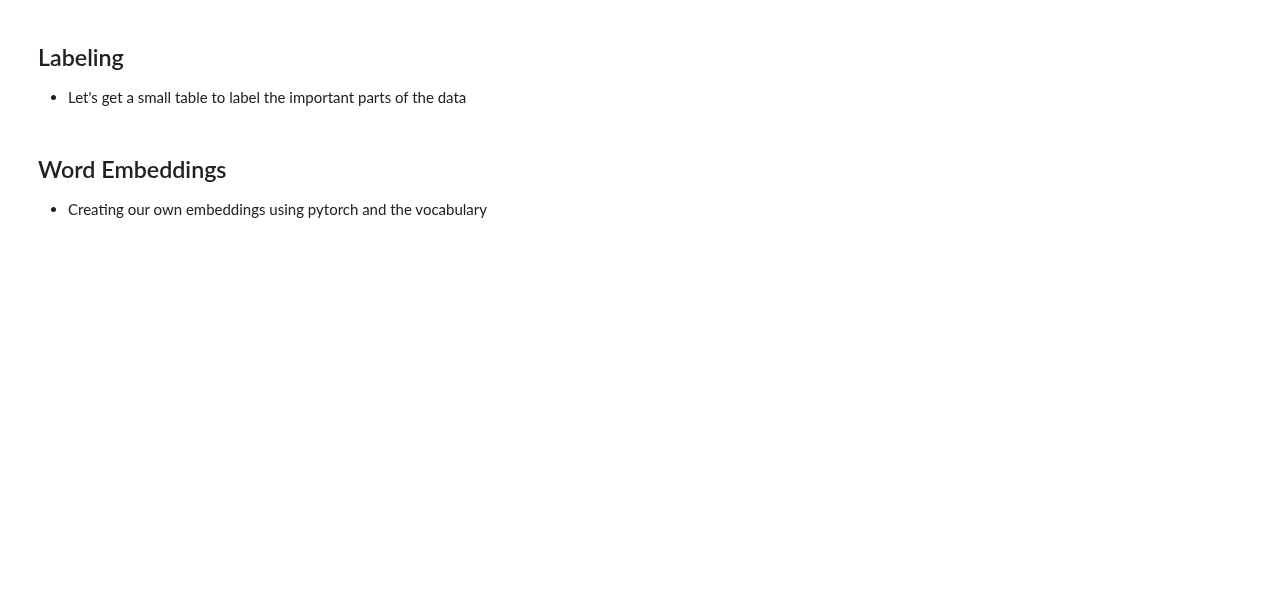
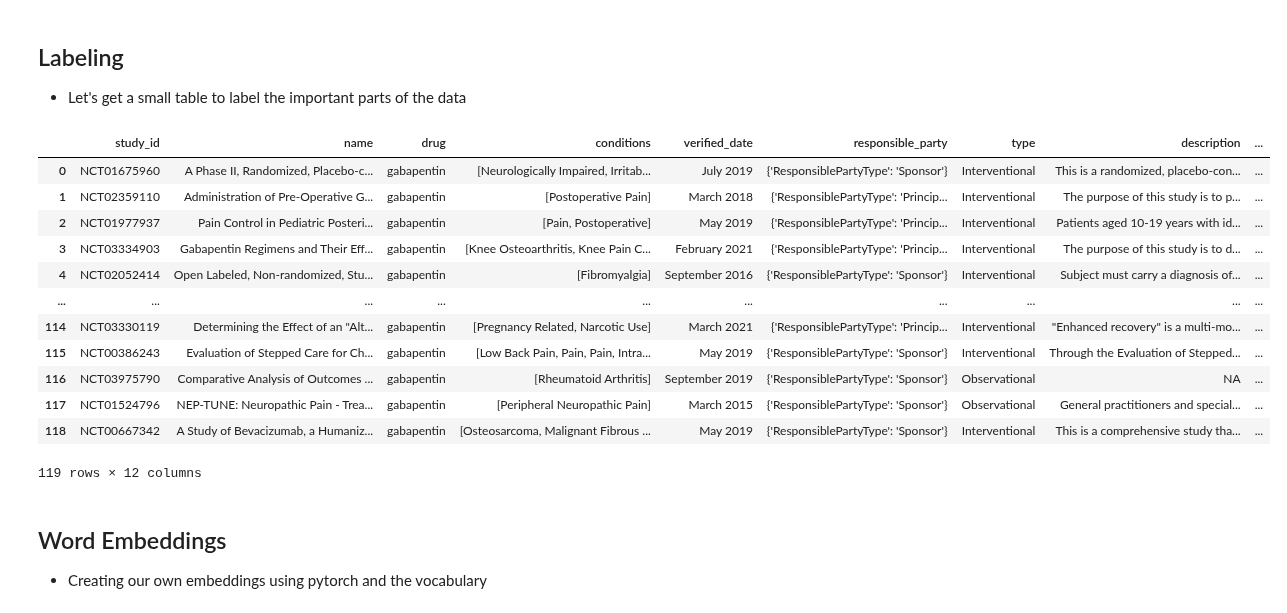
Before and after one commit to porterehunley/drugprocessing, a Jupyter notebook: ProjectNotebook.ipynb, the cells around one changed output. Drawn from its saved outputs; the diff is of its cells as text; code cells hidden in the pictures; blank space fills up the shorter version.

```diff
--- a/ProjectNotebook.ipynb
+++ b/ProjectNotebook.ipynb
@@ -380,0 +379,21 @@ admin_table
+# %%
+# As we are now focusing on a different and more comparative approach to the data
+# We want to know the treatments (or lack of) used in every treatment group
+# We can do some clever stuff with the dataset to tag some of the possible treatments:
+# we enumerate the treatents used in the dataset and construct a large hitlist
+# we then do a glance and add in some more labels
+studies_table
+# %% [output]
+|  | study_id | name | drug | conditions | verified_date | responsible_party | type | description | ... |
+| 0 | NCT01675960 | A Phase II, Randomized, Placebo-c... | gabapentin | [Neurologically Impaired, Irritab... | July 2019 | {'ResponsiblePartyType': 'Sponsor'} | Interventional | This is a randomized, placebo-con... | ... |
+| 1 | NCT02359110 | Administration of Pre-Operative G... | gabapentin | [Postoperative Pain] | March 2018 | {'ResponsiblePartyType': 'Princip... | Interventional | The purpose of this study is to p... | ... |
+| 2 | NCT01977937 | Pain Control in Pediatric Posteri... | gabapentin | [Pain, Postoperative] | May 2019 | {'ResponsiblePartyType': 'Princip... | Interventional | Patients aged 10-19 years with id... | ... |
+| 3 | NCT03334903 | Gabapentin Regimens and Their Eff... | gabapentin | [Knee Osteoarthritis, Knee Pain C... | February 2021 | {'ResponsiblePartyType': 'Princip... | Interventional | The purpose of this study is to d... | ... |
+| 4 | NCT02052414 | Open Labeled, Non-randomized, Stu... | gabapentin | [Fibromyalgia] | September 2016 | {'ResponsiblePartyType': 'Sponsor'} | Interventional | Subject must carry a diagnosis of... | ... |
+| ... | ... | ... | ... | ... | ... | ... | ... | ... | ... |
+| 114 | NCT03330119 | Determining the Effect of an "Alt... | gabapentin | [Pregnancy Related, Narcotic Use] | March 2021 | {'ResponsiblePartyType': 'Princip... | Interventional | "Enhanced recovery" is a multi-mo... | ... |
+| 115 | NCT00386243 | Evaluation of Stepped Care for Ch... | gabapentin | [Low Back Pain, Pain, Pain, Intra... | May 2019 | {'ResponsiblePartyType': 'Sponsor'} | Interventional | Through the Evaluation of Stepped... | ... |
+| 116 | NCT03975790 | Comparative Analysis of Outcomes ... | gabapentin | [Rheumatoid Arthritis] | September 2019 | {'ResponsiblePartyType': 'Sponsor'} | Observational | NA | ... |
+| 117 | NCT01524796 | NEP-TUNE: Neuropathic Pain - Trea... | gabapentin | [Peripheral Neuropathic Pain] | March 2015 | {'ResponsiblePartyType': 'Sponsor'} | Observational | General practitioners and special... | ... |
+| 118 | NCT00667342 | A Study of Bevacizumab, a Humaniz... | gabapentin | [Osteosarcoma, Malignant Fibrous ... | May 2019 | {'ResponsiblePartyType': 'Sponsor'} | Interventional | This is a comprehensive study tha... | ... |
+119 rows × 12 columns
```
Also changed, not shown: parts of 48 cells of this notebook.
